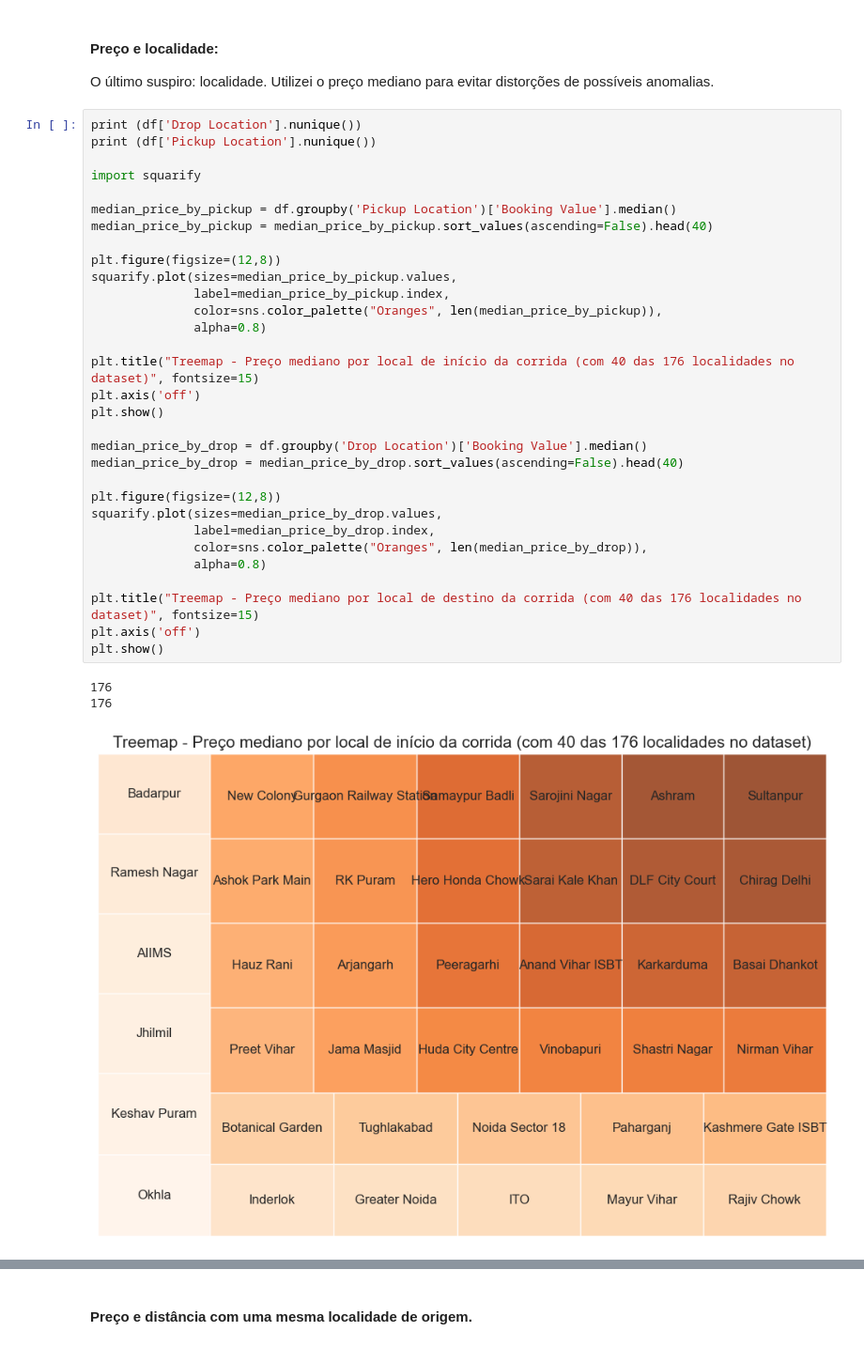
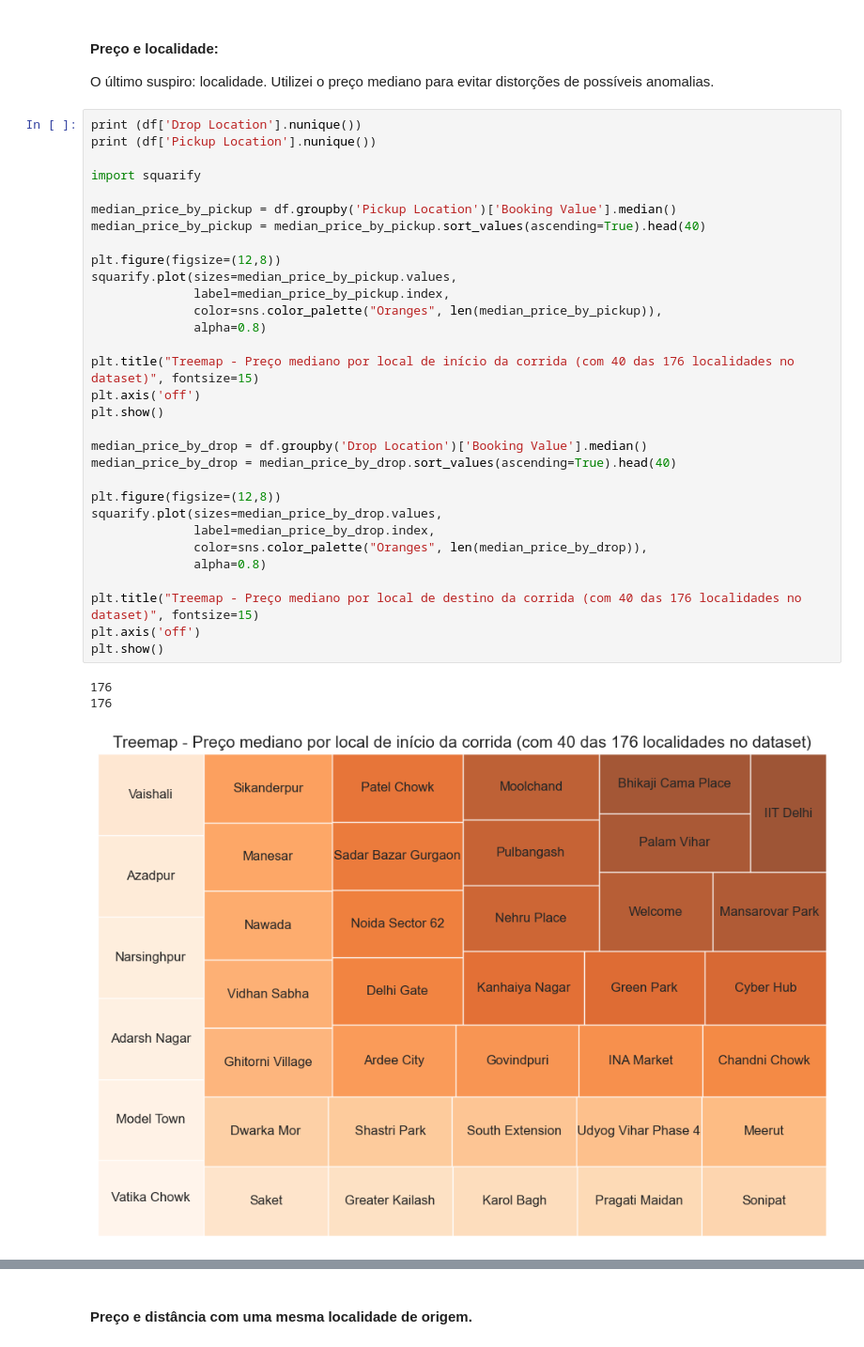
Before and after one commit to FelipeQue/SCTEC-desafio-opcional-ia, a Jupyter notebook: uber_analysis.ipynb, the cells around one changed output, grey strips where cells are left out. Shown at 94% size. Drawn from its saved outputs; the diff is of its cells as text.

Commit message:
Fix treemap plot

```diff
--- a/uber_analysis.ipynb
+++ b/uber_analysis.ipynb
@@ -283,33 +283,33 @@ print (df['Drop Location'].nunique())
 print (df['Pickup Location'].nunique())
 
 import squarify
 
 median_price_by_pickup = df.groupby('Pickup Location')['Booking Value'].median()
-median_price_by_pickup = median_price_by_pickup.sort_values(ascending=False).head(40)
+median_price_by_pickup = median_price_by_pickup.sort_values(ascending=True).head(40)
 
 plt.figure(figsize=(12,8))
 squarify.plot(sizes=median_price_by_pickup.values,
               label=median_price_by_pickup.index,
               color=sns.color_palette("Oranges", len(median_price_by_pickup)),
               alpha=0.8)
 
 plt.title("Treemap - Preço mediano por local de início da corrida (com 40 das 176 localidades no dataset)", fontsize=15)
 plt.axis('off')
 plt.show()
 
 median_price_by_drop = df.groupby('Drop Location')['Booking Value'].median()
-median_price_by_drop = median_price_by_drop.sort_values(ascending=False).head(40)
+median_price_by_drop = median_price_by_drop.sort_values(ascending=True).head(40)
 
 plt.figure(figsize=(12,8))
 squarify.plot(sizes=median_price_by_drop.values,
               label=median_price_by_drop.index,
               color=sns.color_palette("Oranges", len(median_price_by_drop)),
               alpha=0.8)
 
 plt.title("Treemap - Preço mediano por local de destino da corrida (com 40 das 176 localidades no dataset)", fontsize=15)
 plt.axis('off')
 plt.show()
 # %% [output]
 176
 176
-[figure, old version]
+[figure, new version]
```
Also changed, not shown: parts of 1 cell of this notebook, 2 other files.
